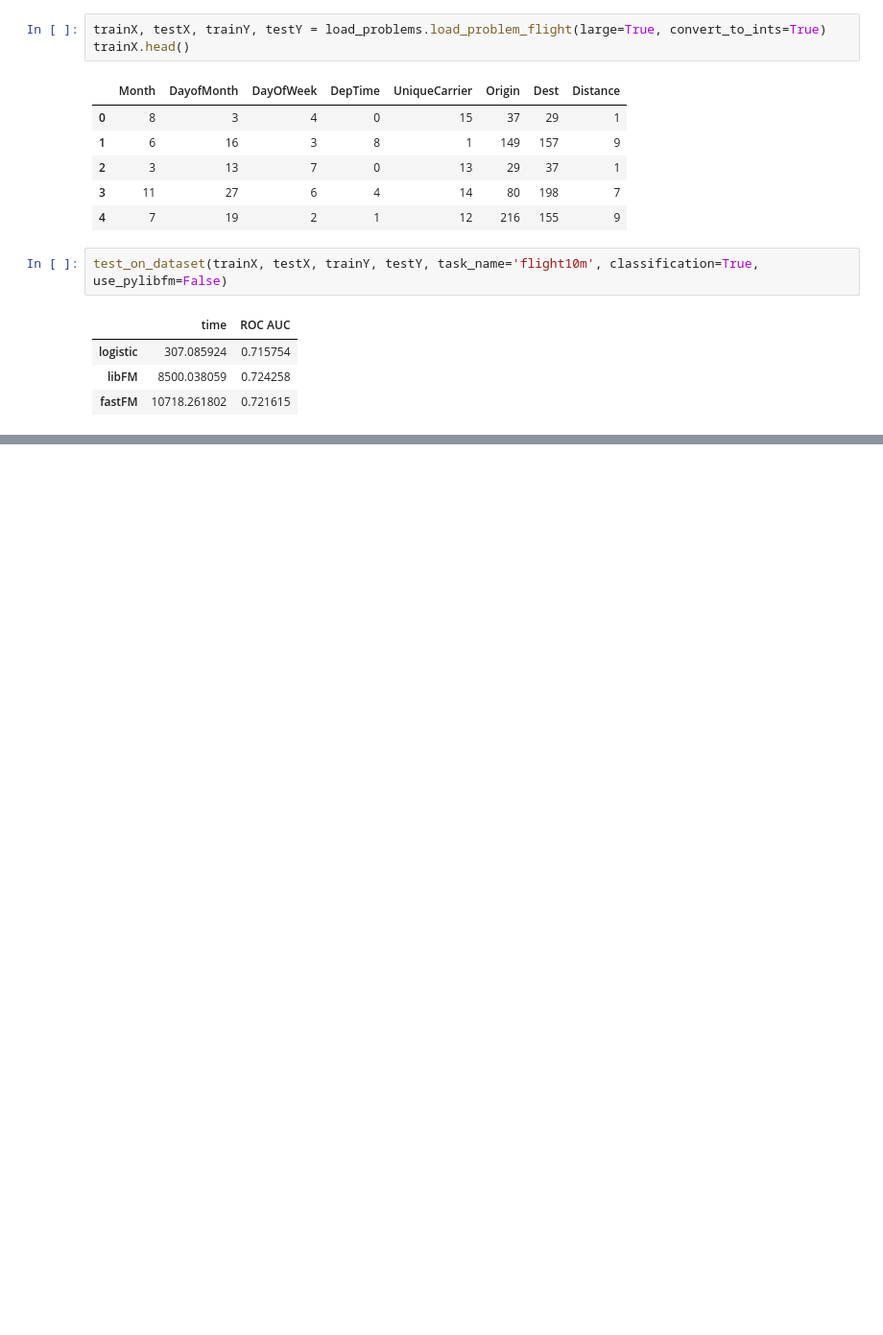
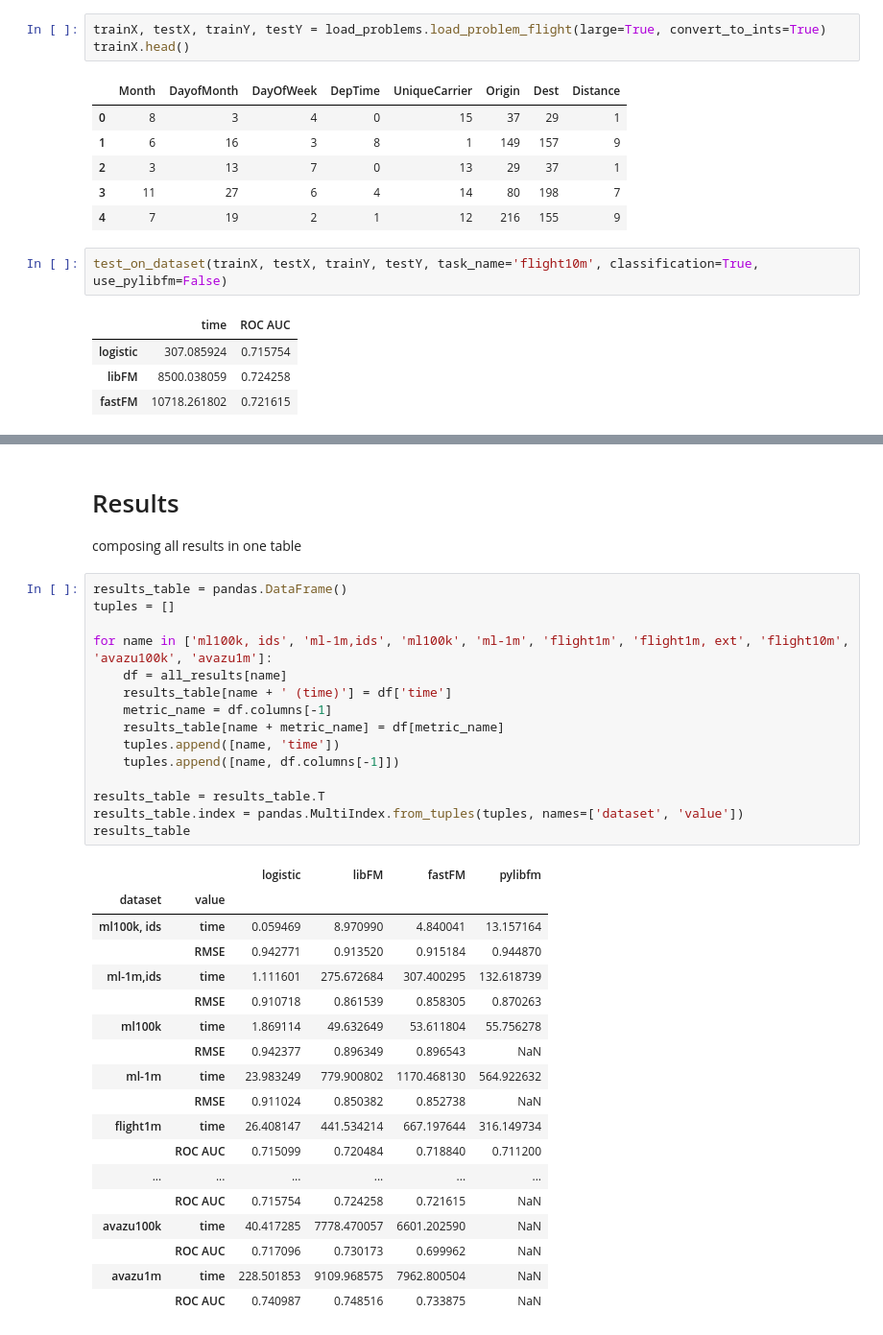
Before and after one commit to arogozhnikov/cats, a Jupyter notebook: notebooks/InitialTests.ipynb, the cells around one changed output, grey strips where cells are left out. Shown: that part at 96% size. Cells and saved outputs as stored; diff of their text form; blank space fills up the shorter version.

```diff
--- a/notebooks/InitialTests.ipynb
+++ b/notebooks/InitialTests.ipynb
@@ -334,0 +370,38 @@ print roc_auc_score(trainY[train_start::2], logs.predict_train(trainX[train_star
+# %% [markdown]
+# Results
+
+composing all results in one table
+# %%
+results_table = pandas.DataFrame()
+tuples = []
+
+for name in ['ml100k, ids', 'ml-1m,ids', 'ml100k', 'ml-1m', 'flight1m', 'flight1m, ext', 'flight10m', 'avazu100k', 'avazu1m']:
+    df = all_results[name]
+    results_table[name + ' (time)'] = df['time']
+    metric_name = df.columns[-1]
+    results_table[name + metric_name] = df[metric_name]
+    tuples.append([name, 'time'])
+    tuples.append([name, df.columns[-1]])
+
+results_table = results_table.T
+results_table.index = pandas.MultiIndex.from_tuples(tuples, names=['dataset', 'value'])
+results_table
+# %% [output]
+|  |  | logistic | libFM | fastFM | pylibfm |
+| dataset | value |  |  |  |  |
+| ml100k, ids | time | 0.059469 | 8.970990 | 4.840041 | 13.157164 |
+|  | RMSE | 0.942771 | 0.913520 | 0.915184 | 0.944870 |
+| ml-1m,ids | time | 1.111601 | 275.672684 | 307.400295 | 132.618739 |
+|  | RMSE | 0.910718 | 0.861539 | 0.858305 | 0.870263 |
+| ml100k | time | 1.869114 | 49.632649 | 53.611804 | 55.756278 |
+|  | RMSE | 0.942377 | 0.896349 | 0.896543 | NaN |
+| ml-1m | time | 23.983249 | 779.900802 | 1170.468130 | 564.922632 |
+|  | RMSE | 0.911024 | 0.850382 | 0.852738 | NaN |
+| flight1m | time | 26.408147 | 441.534214 | 667.197644 | 316.149734 |
+|  | ROC AUC | 0.715099 | 0.720484 | 0.718840 | 0.711200 |
+| ... | ... | ... | ... | ... | ... |
+|  | ROC AUC | 0.715754 | 0.724258 | 0.721615 | NaN |
+| avazu100k | time | 40.417285 | 7778.470057 | 6601.202590 | NaN |
+|  | ROC AUC | 0.717096 | 0.730173 | 0.699962 | NaN |
+| avazu1m | time | 228.501853 | 9109.968575 | 7962.800504 | NaN |
+|  | ROC AUC | 0.740987 | 0.748516 | 0.733875 | NaN |
```
Also changed, not shown: parts of 26 cells of this notebook, 1 other file.
